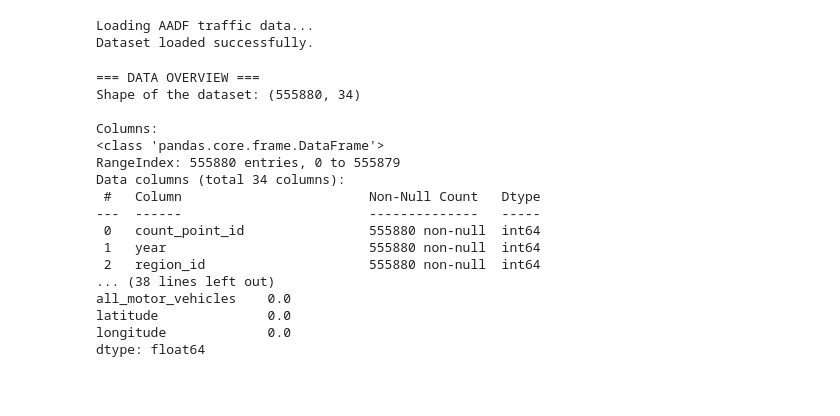
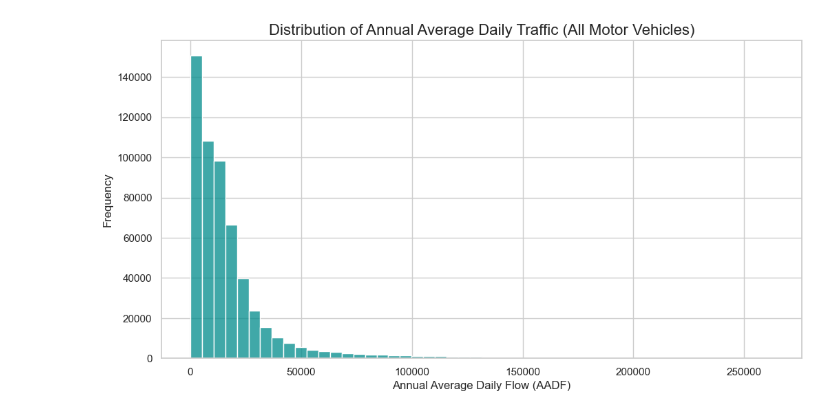
Before and after one commit to csharma01/Air-pollution-london-forecast, a Jupyter notebook: src/eda/EDA_traffic.ipynb, the cells around one changed output. Drawn from its saved outputs; the diff is of its cells as text; code cells hidden in the pictures; blank space fills up the shorter version.

```diff
--- a/src/eda/EDA_traffic.ipynb
+++ b/src/eda/EDA_traffic.ipynb
@@ -12,48 +13,26 @@ if str(SRC) not in sys.path:
 
 import config as cfg
 # %%
-# --- 1. Load the Correct Dataset ---
+# set plot defaults
+sns.set_theme(style="whitegrid")
+plt.rcParams['figure.figsize'] = (15, 7)
 
-print("Loading AADF traffic data...")
-try:
-    df = pd.read_csv(cfg.RAW_TRF / "dft_traffic_counts_aadf.csv", low_memory=False)
-    print("Dataset loaded successfully.")
-except FileNotFoundError:
-    print(f"ERROR: The file dft_traffic_counts_aadf.csv was not found.")
+# load the traffic counts and the mapping file
+dft_path = cfg.RAW_TRF / "dft_traffic_counts_aadf.csv"
+df = pd.read_csv(dft_path, low_memory=False)
 
-    exit()
+map_path = cfg.MATCHED_SITES
+map_df = pd.read_csv(map_path)
-# %% [output]
-Loading AADF traffic data...
-Dataset loaded successfully.
 # %%
-print("\n=== DATA OVERVIEW ===")
-print(f"Shape of the dataset: {df.shape}")
-print("\nColumns:")
-print(df.info())
+# select a key column to analyze, like 'all_motor_vehicles'
+traffic_volume = df['all_motor_vehicles']
 
-# Check for missing values in key columns
-print("\nMissing values percentage:")
-print(df[['year', 'count_point_id', 'all_motor_vehicles', 'latitude', 'longitude']].isnull().mean() * 100)
-
-# Clean the data: drop rows where essential information is missing
-df_clean = df.dropna(subset=['year', 'all_motor_vehicles', 'latitude', 'longitude']).copy()
-# Convert year to integer
-df_clean['year'] = df_clean['year'].astype(int)
+# plot the distribution
+plt.figure(figsize=(12, 6))
+sns.histplot(traffic_volume, bins=50, color='darkcyan')
+plt.title('Distribution of Annual Average Daily Traffic (All Motor Vehicles)', fontsize=16)
+plt.xlabel('Annual Average Daily Flow (AADF)')
+plt.ylabel('Frequency')
+plt.show()
 # %% [output]
-=== DATA OVERVIEW ===
-Shape of the dataset: (555880, 34)
-
-Columns:
-<class 'pandas.core.frame.DataFrame'>
-RangeIndex: 555880 entries, 0 to 555879
-Data columns (total 34 columns):
- #   Column                        Non-Null Count   Dtype
----  ------                        --------------   -----
- 0   count_point_id                555880 non-null  int64
- 1   year                          555880 non-null  int64
- 2   region_id                     555880 non-null  int64
-... (38 lines left out)
-all_motor_vehicles    0.0
-latitude              0.0
-longitude             0.0
-dtype: float64
+[figure, added]
```
Also changed, not shown: parts of 4 cells of this notebook, 14 other files.
